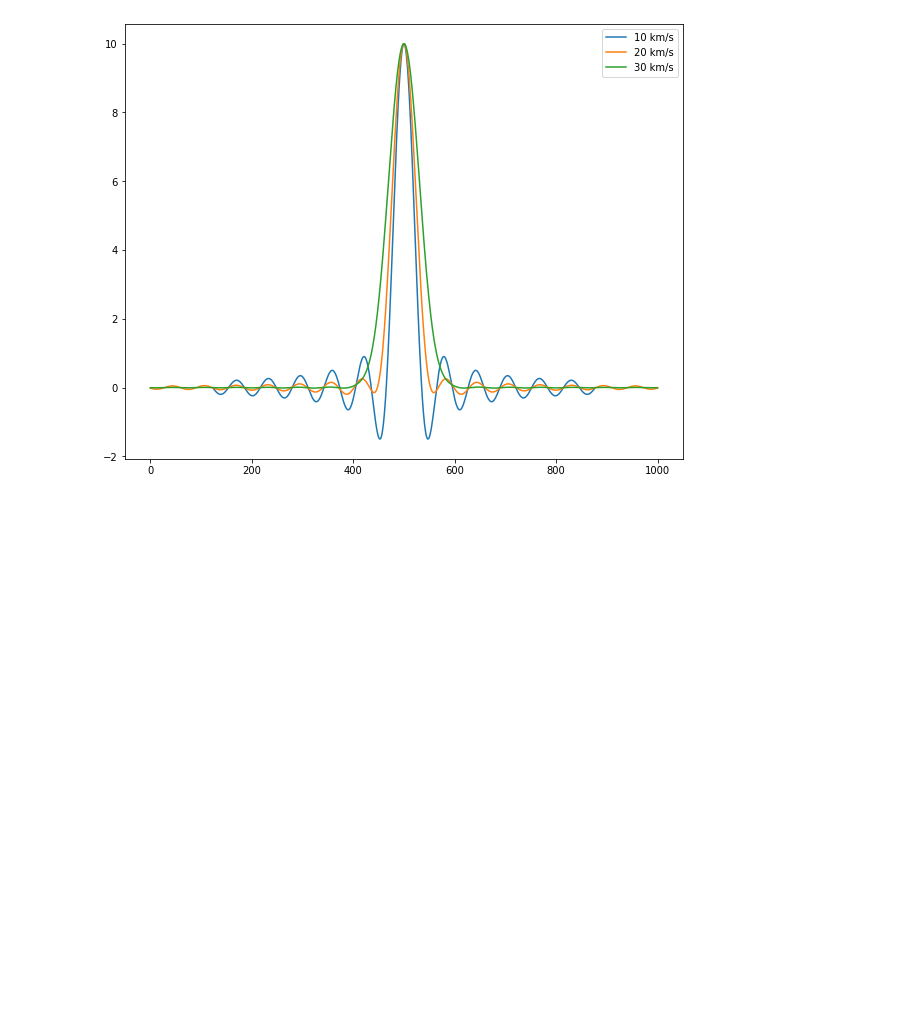
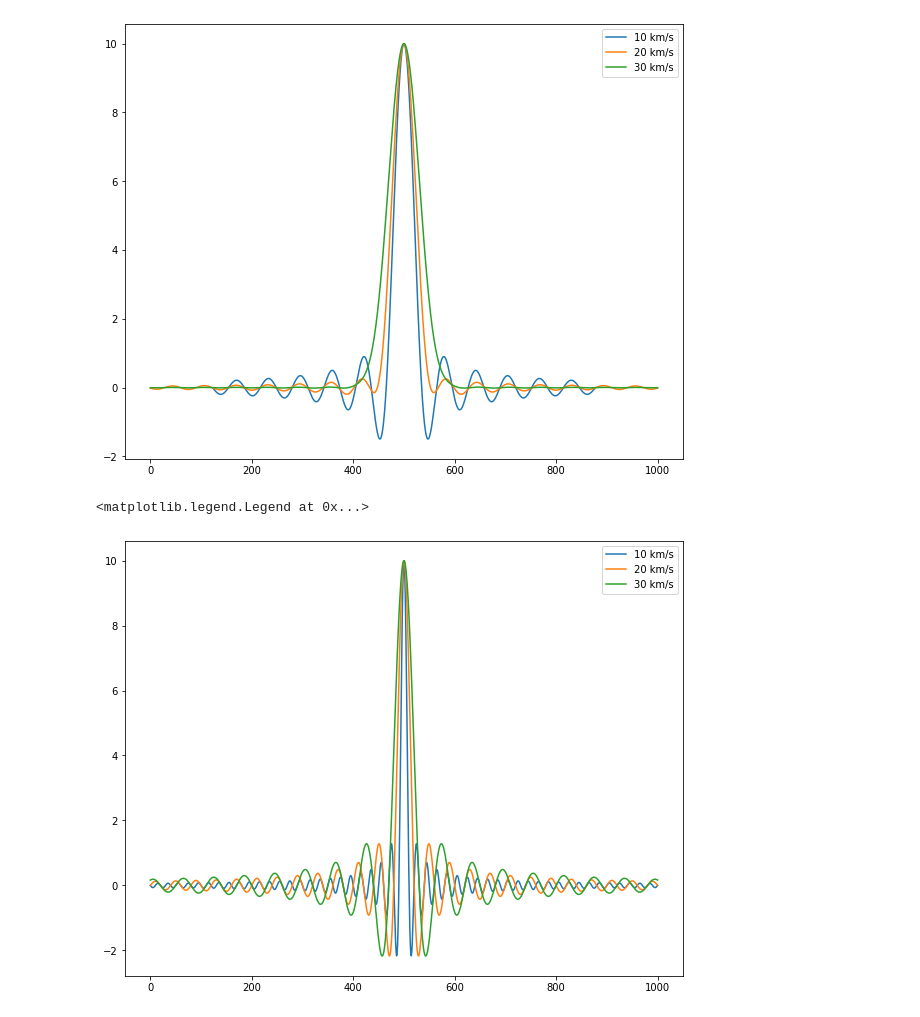
Before and after one commit to crhea93/LUCI, a Jupyter notebook: Notebooks/PlotingFunctions.ipynb, the cells around one changed output. Cells and saved outputs as stored; diff of their text form; code cells hidden in the pictures; blank space fills up the shorter version.

Commit message:
Updated sinc function

```diff
--- a/Notebooks/PlotingFunctions.ipynb
+++ b/Notebooks/PlotingFunctions.ipynb
@@ -21,3 +21,11 @@ plt.legend()
 # %% [output]
 <matplotlib.legend.Legend at 0x...>
 [figure]
+# %%
+fig = plt.figure(figsize=(10,8))
+for broad_ in broads:
+    plt.plot(x_, np.real(Sinc(x_, [amp_, pos_, broad_]).func), label='%i km/s'%broad_)
+plt.legend()
+# %% [output]
+<matplotlib.legend.Legend at 0x...>
+[figure, added]
```
Also changed, not shown: parts of 3 cells of this notebook, 2 other files.
